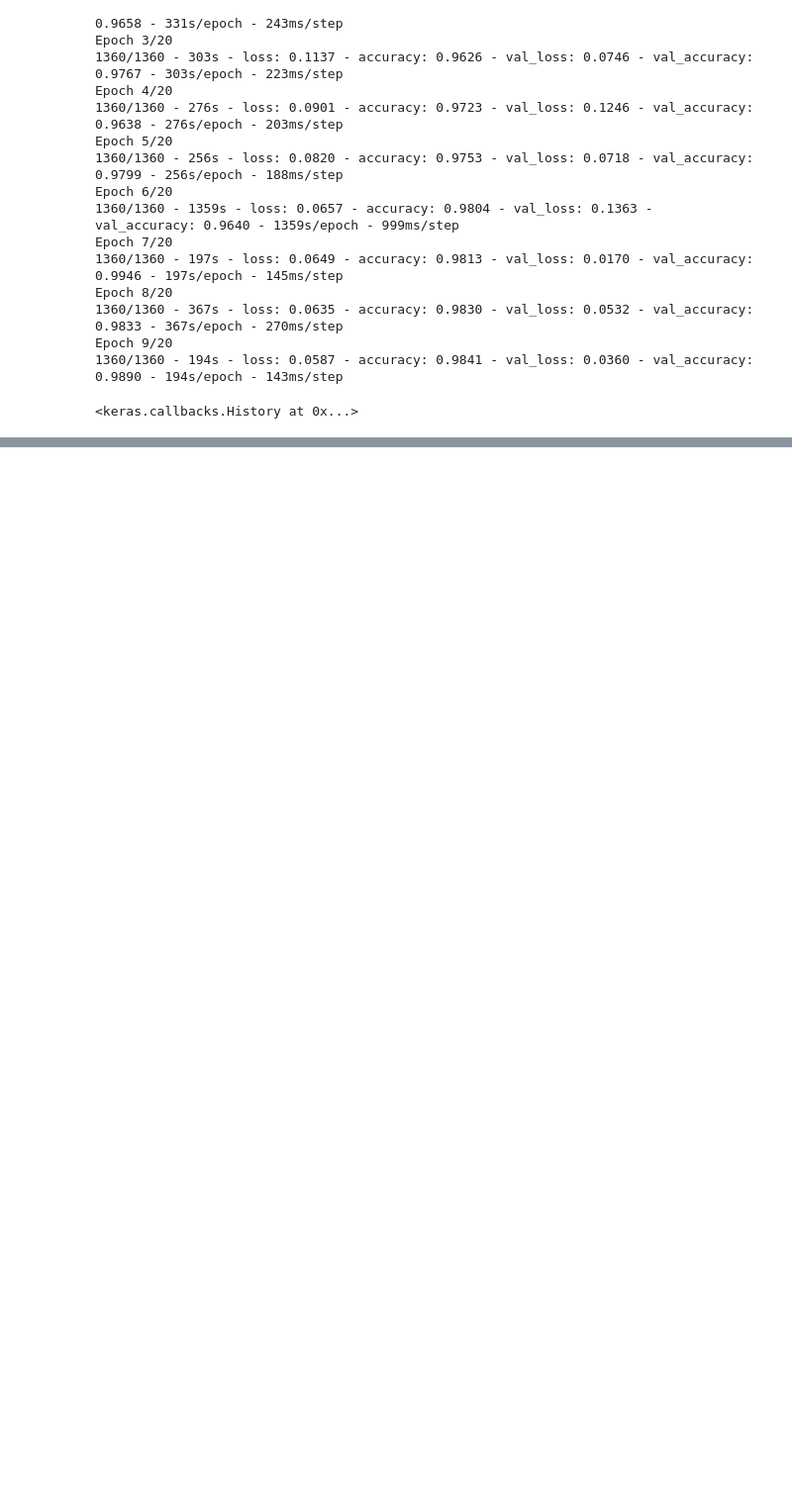
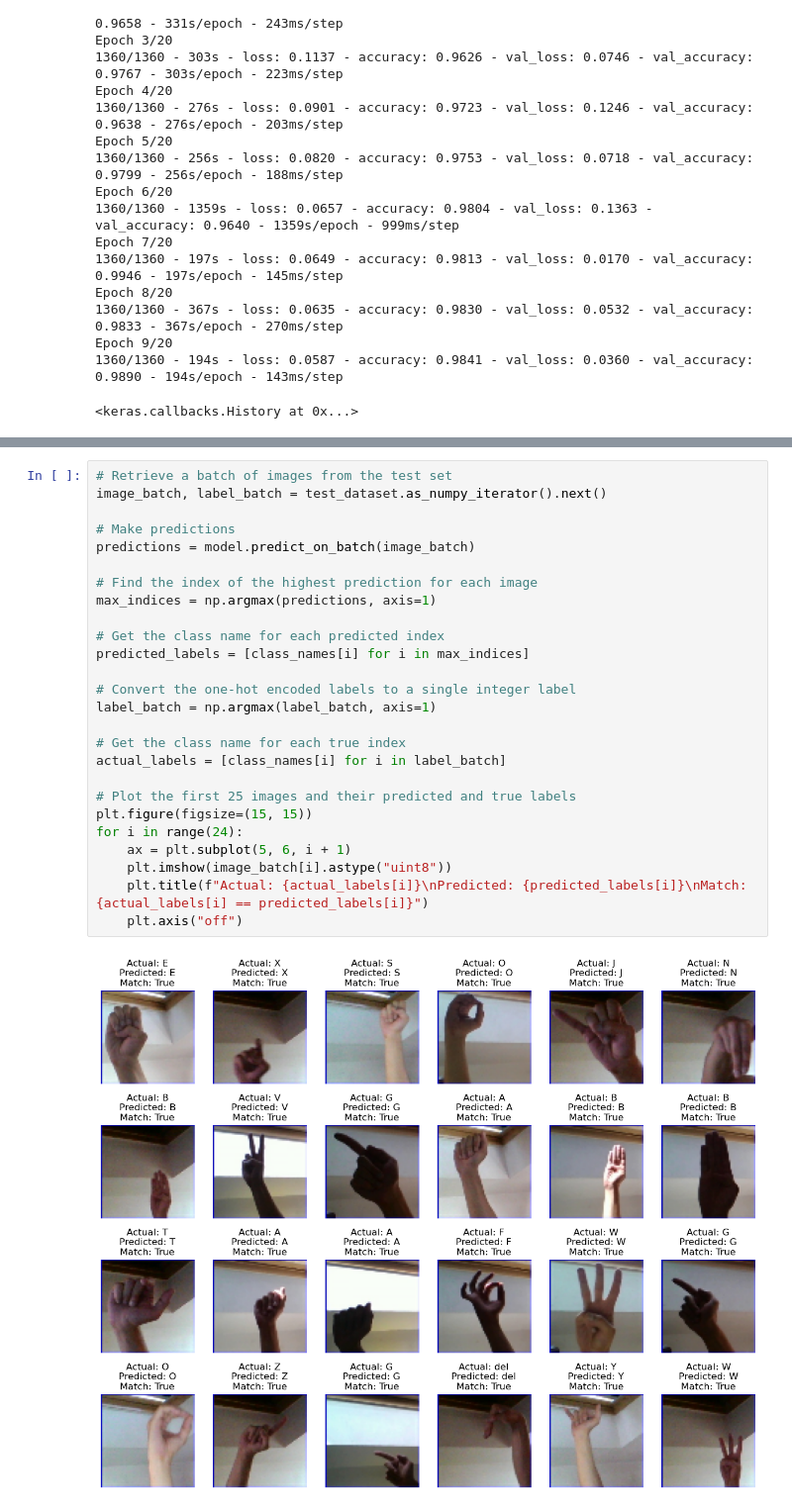
Before and after one commit to ferasdahrooge/sign_language_detector, a Jupyter notebook: asl-model-process.ipynb, the cells around one changed output, grey strips where cells are left out. Shown at 99% size. Saved outputs shown, nothing was run; the diff lists cells and outputs as text; blank space fills up the shorter version.

```diff
--- a/asl-model-process.ipynb
+++ b/asl-model-process.ipynb
@@ -271,0 +284,28 @@ Epoch 9/20
+# %%
+# Retrieve a batch of images from the test set
+image_batch, label_batch = test_dataset.as_numpy_iterator().next()
+
+# Make predictions
+predictions = model.predict_on_batch(image_batch)
+
+# Find the index of the highest prediction for each image
+max_indices = np.argmax(predictions, axis=1)
+
+# Get the class name for each predicted index
+predicted_labels = [class_names[i] for i in max_indices]
+
+# Convert the one-hot encoded labels to a single integer label
+label_batch = np.argmax(label_batch, axis=1)
+
+# Get the class name for each true index
+actual_labels = [class_names[i] for i in label_batch]
+
+# Plot the first 25 images and their predicted and true labels
+plt.figure(figsize=(15, 15))
+for i in range(24):
+    ax = plt.subplot(5, 6, i + 1)
+    plt.imshow(image_batch[i].astype("uint8"))
+    plt.title(f"Actual: {actual_labels[i]}\nPredicted: {predicted_labels[i]}\nMatch: {actual_labels[i] == predicted_labels[i]}")
+    plt.axis("off")
+# %% [output]
+[figure, added]
```
Also changed, not shown: parts of 6 cells of this notebook.
